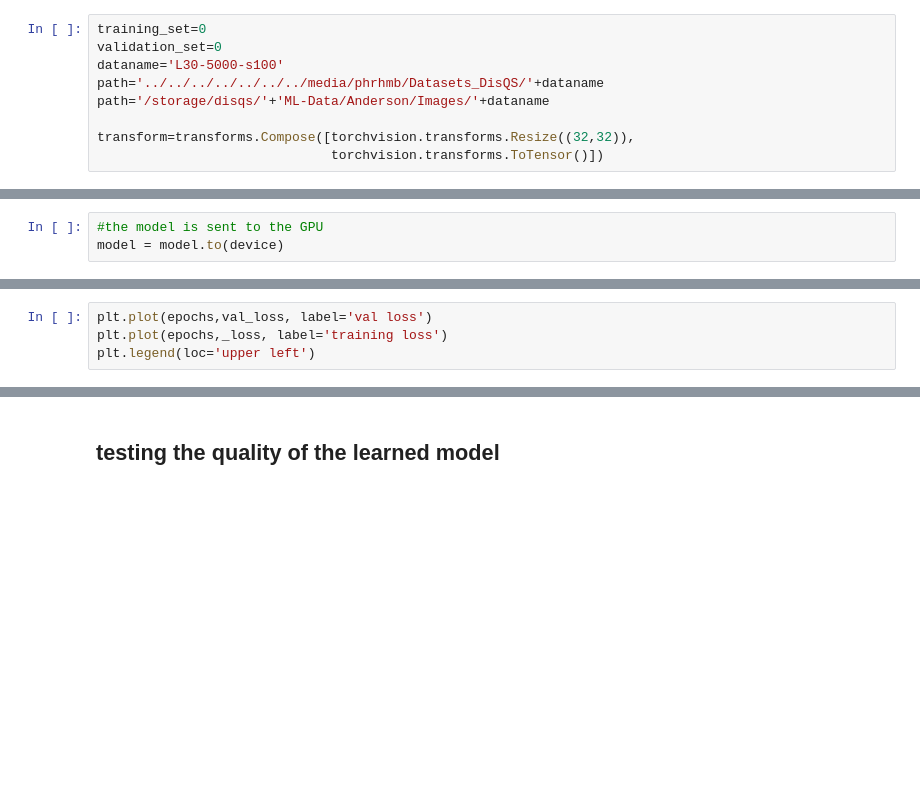
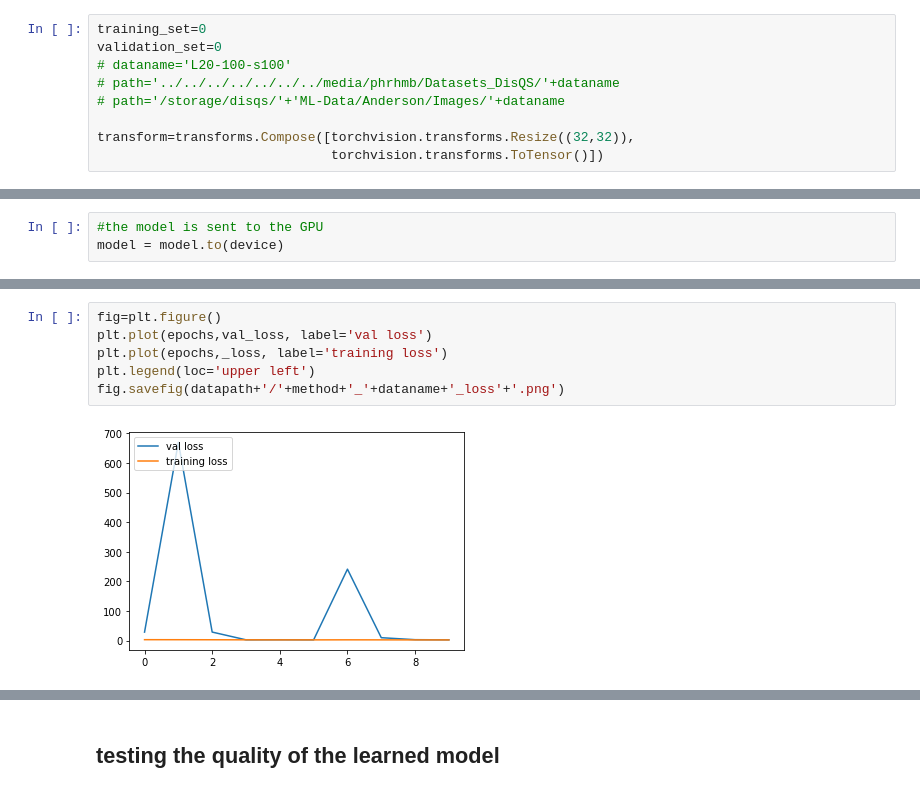
Before and after one commit to XateroX/MachineLearning-Anderson, a Jupyter notebook: src/AM-Train-Pytorch-ResNet-template.ipynb, the cells around one changed output, grey strips where cells are left out. Saved outputs shown, nothing was run; the diff lists cells and outputs as text; blank space fills up the shorter version.

```diff
--- a/src/AM-Train-Pytorch-ResNet-template.ipynb
+++ b/src/AM-Train-Pytorch-ResNet-template.ipynb
@@ -128,9 +159,9 @@ class ToTensor(object):
 # %%
 training_set=0
 validation_set=0
-dataname='L30-5000-s100'
-path='../../../../../../../media/phrhmb/Datasets_DisQS/'+dataname
-path='/storage/disqs/'+'ML-Data/Anderson/Images/'+dataname
+# dataname='L20-100-s100'
+# path='../../../../../../../media/phrhmb/Datasets_DisQS/'+dataname
+# path='/storage/disqs/'+'ML-Data/Anderson/Images/'+dataname
 
 transform=transforms.Compose([torchvision.transforms.Resize((32,32)),
                               torchvision.transforms.ToTensor()])
@@ -479,5 +486,9 @@ Iterating through data...
 # %%
+fig=plt.figure()
 plt.plot(epochs,val_loss, label='val loss')
 plt.plot(epochs,_loss, label='training loss')
 plt.legend(loc='upper left')
+fig.savefig(datapath+'/'+method+'_'+dataname+'_loss'+'.png')
+# %% [output]
+[figure, added]
 # %%
```
Also changed, not shown: parts of 28 cells of this notebook.
